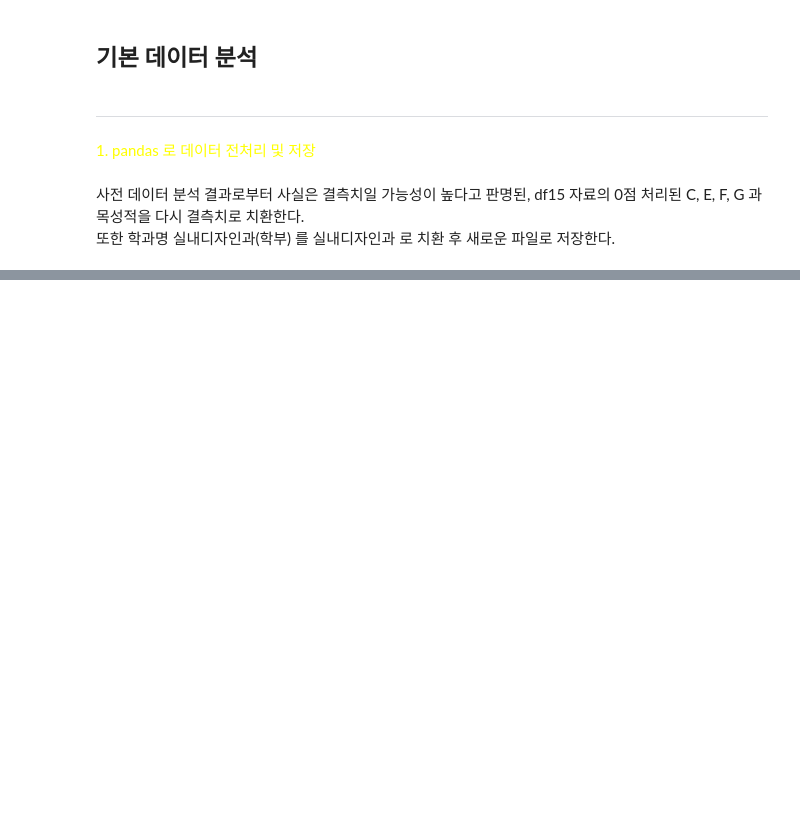
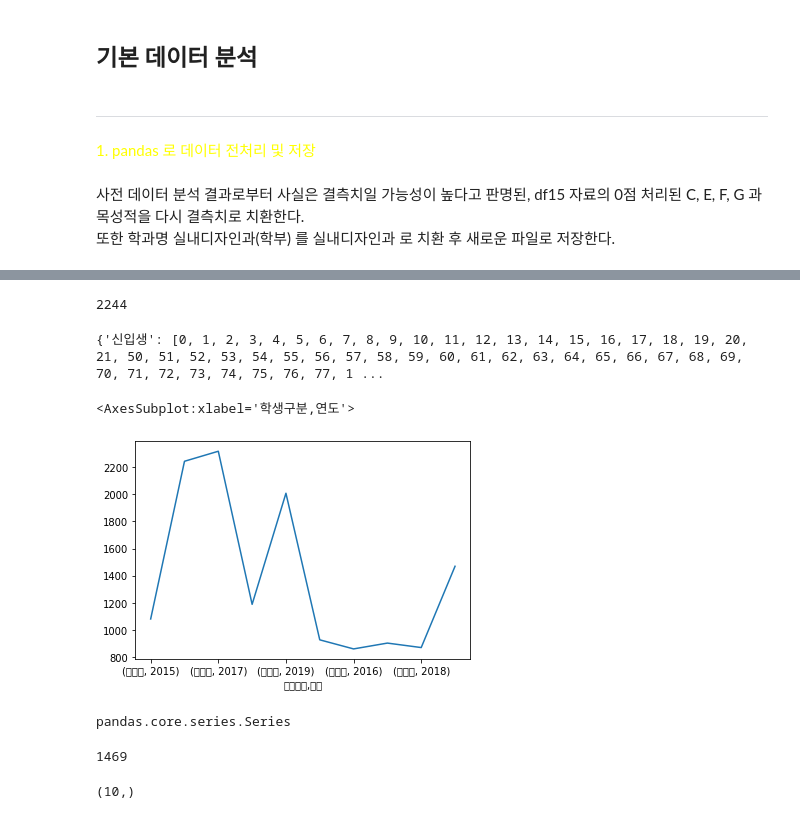
Before and after one commit to r2d2-k3po/proj1nb, a Jupyter notebook: 3_basic_analysis.ipynb, the cells around one changed output, grey strips where cells are left out. Drawn from its saved outputs; the diff is of its cells as text; code cells hidden in the pictures; blank space fills up the shorter version.

```diff
--- a/3_basic_analysis.ipynb
+++ b/3_basic_analysis.ipynb
@@ -43,0 +63,4 @@ pdf15.tail()
+# %%
+plt.rc('font', family='D2Coding')
+plt.figure(figsize=(20,20))
+plt.rcParams['axes.grid'] = True
@@ -43,0 +95,2 @@ pdf15.tail()
+# %%
+tot_stud_num = pdf15.groupby(['학생구분', '연도'])
@@ -43,0 +130,8 @@ pdf15.tail()
+# %%
+tot_stud_num['응시자수'].sum()[('신입생', 2016)]
+# %% [output]
+2244
+# %%
+tot_stud_num.groups
+# %% [output]
+{'신입생': [0, 1, 2, 3, 4, 5, 6, 7, 8, 9, 10, 11, 12, 13, 14, 15, 16, 17, 18, 19, 20, 21, 50, 51, 52, 53, 54, 55, 56, 57, 58, 59, 60, 61, 62, 63, 64, 65, 66, 67, 68, 69, 70, 71, 72, 73, 74, 75, 76, 77, 1 ...
@@ -43,0 +140,17 @@ pdf15.tail()
+# %%
+tot_stud_num.plot()
+# %% [output]
+<AxesSubplot:xlabel='학생구분,연도'>
+[figure, added]
+# %%
+type(tot_stud_num)
+# %% [output]
+pandas.core.series.Series
+# %%
+tot_stud_num[9]
+# %% [output]
+1469
+# %%
+tot_stud_num.shape
+# %% [output]
+(10,)
```
Also changed, not shown: parts of 14 cells of this notebook, 4 other files.
